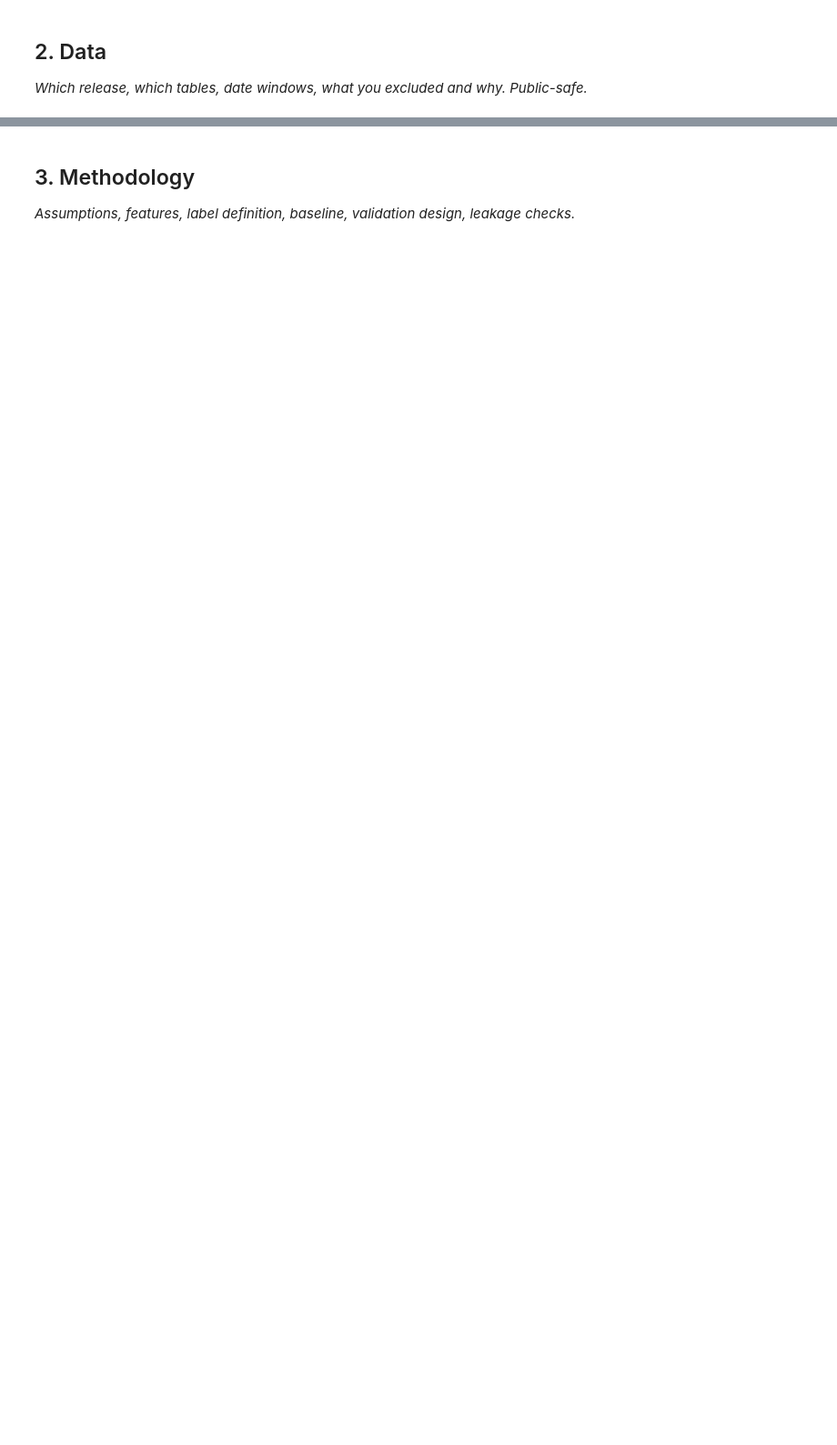
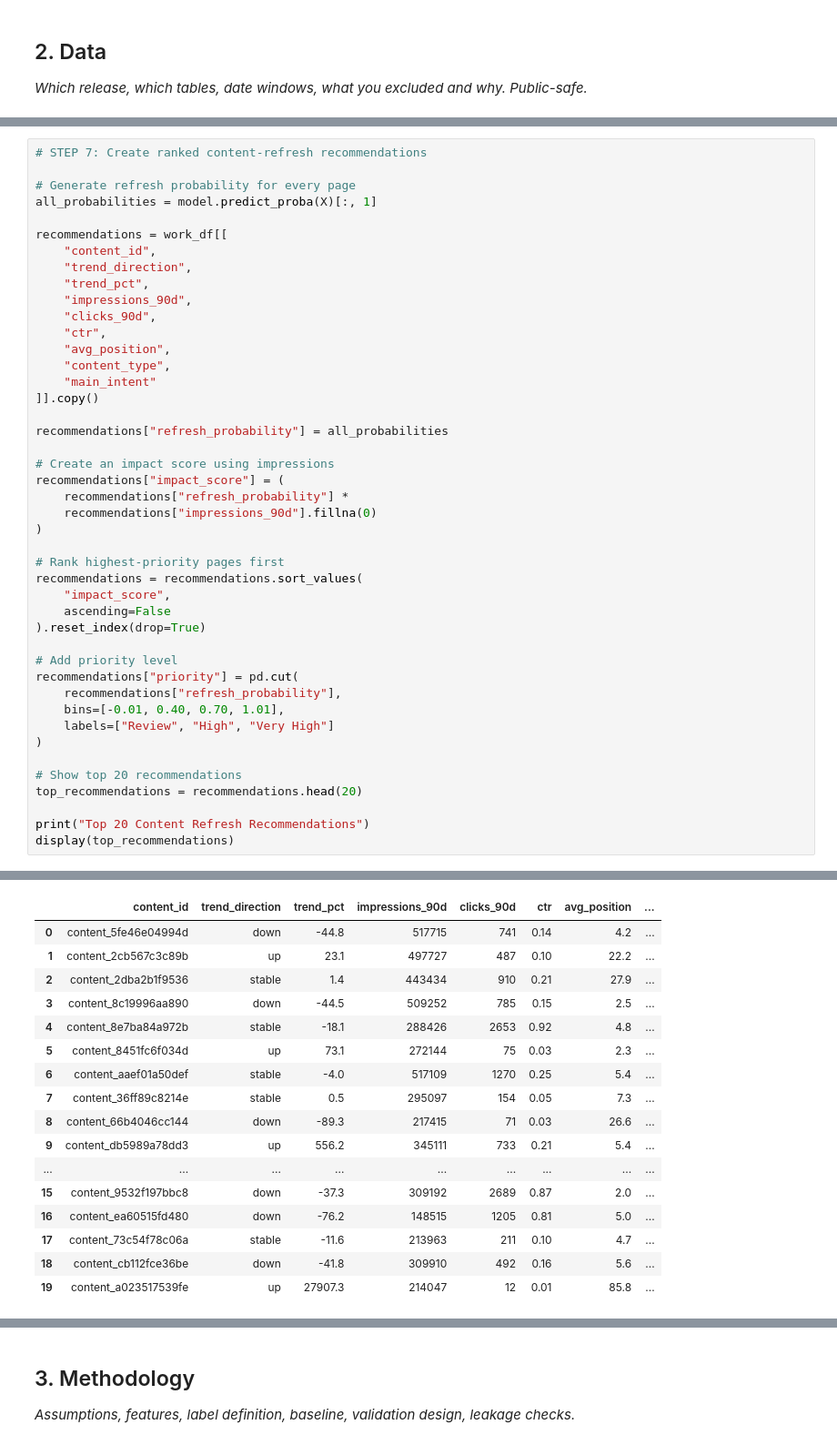
Before and after one commit to shravyanjalikadunoori-hub/flyrankML, a Jupyter notebook: work/notebooks/capstone.ipynb, the cells around one changed output, grey strips where cells are left out. Shown at 91% size. Drawn from its saved outputs; the diff is of its cells as text; blank space fills up the shorter version.

```diff
--- a/work/notebooks/capstone.ipynb
+++ b/work/notebooks/capstone.ipynb
@@ -16,0 +404,45 @@ This skeleton is yours to fill. Work the sections **in order** — each one has
+# %%
+# STEP 7: Create ranked content-refresh recommendations
+
+# Generate refresh probability for every page
+all_probabilities = model.predict_proba(X)[:, 1]
+
+recommendations = work_df[[
+    "content_id",
+    "trend_direction",
+    "trend_pct",
+    "impressions_90d",
+    "clicks_90d",
+    "ctr",
+    "avg_position",
+    "content_type",
+    "main_intent"
+]].copy()
+
+recommendations["refresh_probability"] = all_probabilities
+
+# Create an impact score using impressions
+recommendations["impact_score"] = (
+    recommendations["refresh_probability"] *
+    recommendations["impressions_90d"].fillna(0)
+)
+
+# Rank highest-priority pages first
+recommendations = recommendations.sort_values(
+    "impact_score",
+    ascending=False
+).reset_index(drop=True)
+
+# Add priority level
+recommendations["priority"] = pd.cut(
+    recommendations["refresh_probability"],
+    bins=[-0.01, 0.40, 0.70, 1.01],
+    labels=["Review", "High", "Very High"]
+)
+
+# Show top 20 recommendations
+top_recommendations = recommendations.head(20)
+
+print("Top 20 Content Refresh Recommendations")
+display(top_recommendations)
+# %% [output]
@@ -16,0 +450,17 @@ This skeleton is yours to fill. Work the sections **in order** — each one has
+|  | content_id | trend_direction | trend_pct | impressions_90d | clicks_90d | ctr | avg_position | ... |
+| 0 | content_5fe46e04994d | down | -44.8 | 517715 | 741 | 0.14 | 4.2 | ... |
+| 1 | content_2cb567c3c89b | up | 23.1 | 497727 | 487 | 0.10 | 22.2 | ... |
+| 2 | content_2dba2b1f9536 | stable | 1.4 | 443434 | 910 | 0.21 | 27.9 | ... |
+| 3 | content_8c19996aa890 | down | -44.5 | 509252 | 785 | 0.15 | 2.5 | ... |
+| 4 | content_8e7ba84a972b | stable | -18.1 | 288426 | 2653 | 0.92 | 4.8 | ... |
+| 5 | content_8451fc6f034d | up | 73.1 | 272144 | 75 | 0.03 | 2.3 | ... |
+| 6 | content_aaef01a50def | stable | -4.0 | 517109 | 1270 | 0.25 | 5.4 | ... |
+| 7 | content_36ff89c8214e | stable | 0.5 | 295097 | 154 | 0.05 | 7.3 | ... |
+| 8 | content_66b4046cc144 | down | -89.3 | 217415 | 71 | 0.03 | 26.6 | ... |
+| 9 | content_db5989a78dd3 | up | 556.2 | 345111 | 733 | 0.21 | 5.4 | ... |
+| ... | ... | ... | ... | ... | ... | ... | ... | ... |
+| 15 | content_9532f197bbc8 | down | -37.3 | 309192 | 2689 | 0.87 | 2.0 | ... |
+| 16 | content_ea60515fd480 | down | -76.2 | 148515 | 1205 | 0.81 | 5.0 | ... |
+| 17 | content_73c54f78c06a | stable | -11.6 | 213963 | 211 | 0.10 | 4.7 | ... |
+| 18 | content_cb112fce36be | down | -41.8 | 309910 | 492 | 0.16 | 5.6 | ... |
+| 19 | content_a023517539fe | up | 27907.3 | 214047 | 12 | 0.01 | 85.8 | ... |
```
Also changed, not shown: parts of 13 cells of this notebook.
